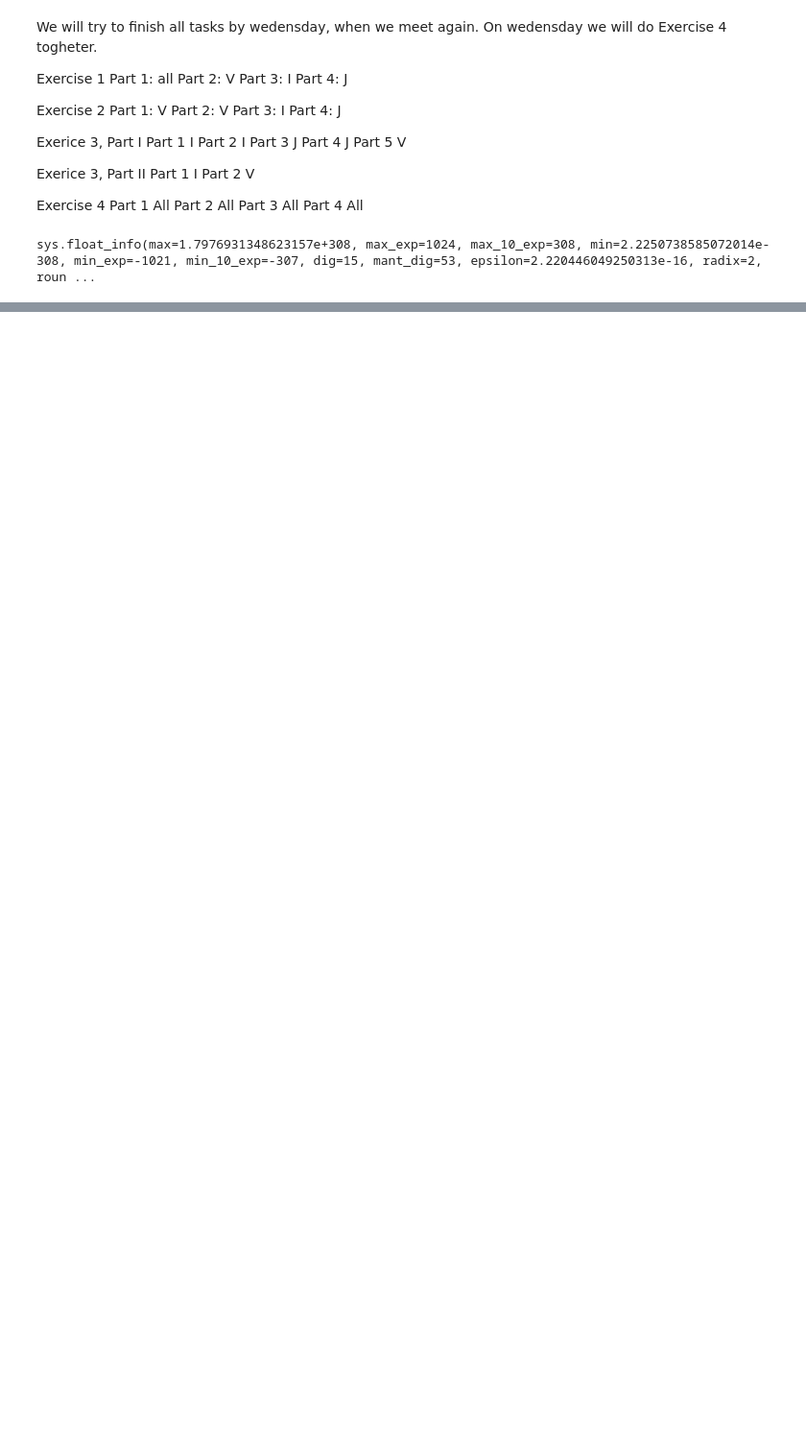
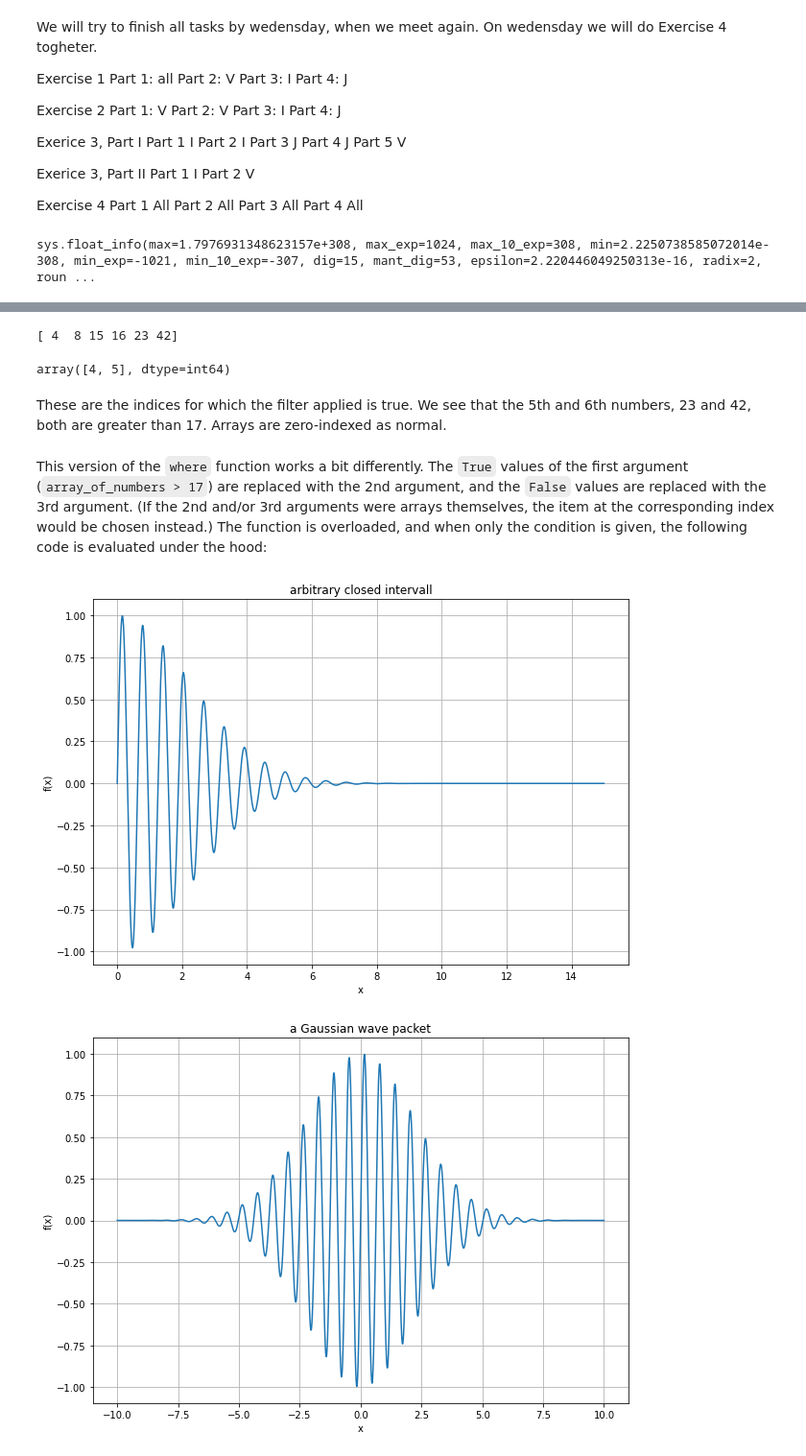
Before and after one commit to Vnormann/MOD510---Project-1, a Jupyter notebook: Project1_group16.ipynb, the cells around one changed output, grey strips where cells are left out. Shown: that part at 96% size. Cells and saved outputs as stored; diff of their text form; code cells hidden in the pictures; blank space fills up the shorter version.

```diff
--- a/Project1_group16.ipynb
+++ b/Project1_group16.ipynb
@@ -50,0 +105,14 @@ print(epsilon)
+# %%
+# Exercise 2 - Part 1
+import numpy as np
+x = np.linspace(0, 1, 10)
+np.exp(x) # Apply f(t)=exp(t) to each element in the array x.
+np.exp(-x) # Apply the function f(t)=exp(-t) to each element of x.
+print('x = ',x)
+
+
+x_native = [0.,0.11111111, 0.22222222, 0.33333333, 0.44444444, 0.55555556,
+0.66666667, 0.77777778, 0.88888889, 1.]
+np.exp(x_native)
+np.exp(-x_native)
+print(x_native)
@@ -50,0 +216,10 @@ print(epsilon)
+# %%
+# Exercise 2 - Part 4
+import numpy as np
+array_of_numbers = np.array([4, 8, 15, 16, 23, 42])
+np.where(array_of_numbers > 17)[0]
+# %% [output]
+[ 4  8 15 16 23 42]
+array([4, 5], dtype=int64)
+# %% [markdown]
+These are the indices for which the filter applied is true. We see that the 5th and 6th numbers, 23 and 42, both are greater than 17. Arrays are zero-indexed as normal.
@@ -50,0 +228,2 @@ print(epsilon)
+# %% [markdown]
+This version of the `where` function works a bit differently. The `True` values of the first argument (`array_of_numbers > 17`) are replaced with the 2nd argument, and the `False` values are replaced with the 3rd argument. (If the 2nd and/or 3rd arguments were arrays themselves, the item at the corresponding index would be chosen instead.) The function is overloaded, and when only the condition is given, the following code is evaluated under the hood:
@@ -50,0 +232,24 @@ print(epsilon)
+# %%
+# Exercise 3, Part I - part 1
+from matplotlib import pyplot as plt
+
+def f(x, a=0.1, b=10):
+    return np.sin(b*x)*np.exp(-a*x*x)
+
+def arbitrary_closed_intervall(a=0,b=15, title = 'none'):
+    x = np.linspace(a, b, 10000)
+    y = f(x)
+    plt.title(title)
+    plt.xlabel("x")
+    plt.ylabel("f(x)")
+    plt.grid()
+    plt.gcf().set_size_inches(10, 7)
+    plt.plot(x,y)
+    plt.show()
+    return
+
+arbitrary_closed_intervall(title = 'arbitrary closed intervall')
+arbitrary_closed_intervall(a=-10,b=10, title = 'a Gaussian wave packet')
+# %% [output]
+[figure, added]
+[figure, added]
```
Also changed, not shown: parts of 30 cells of this notebook.
